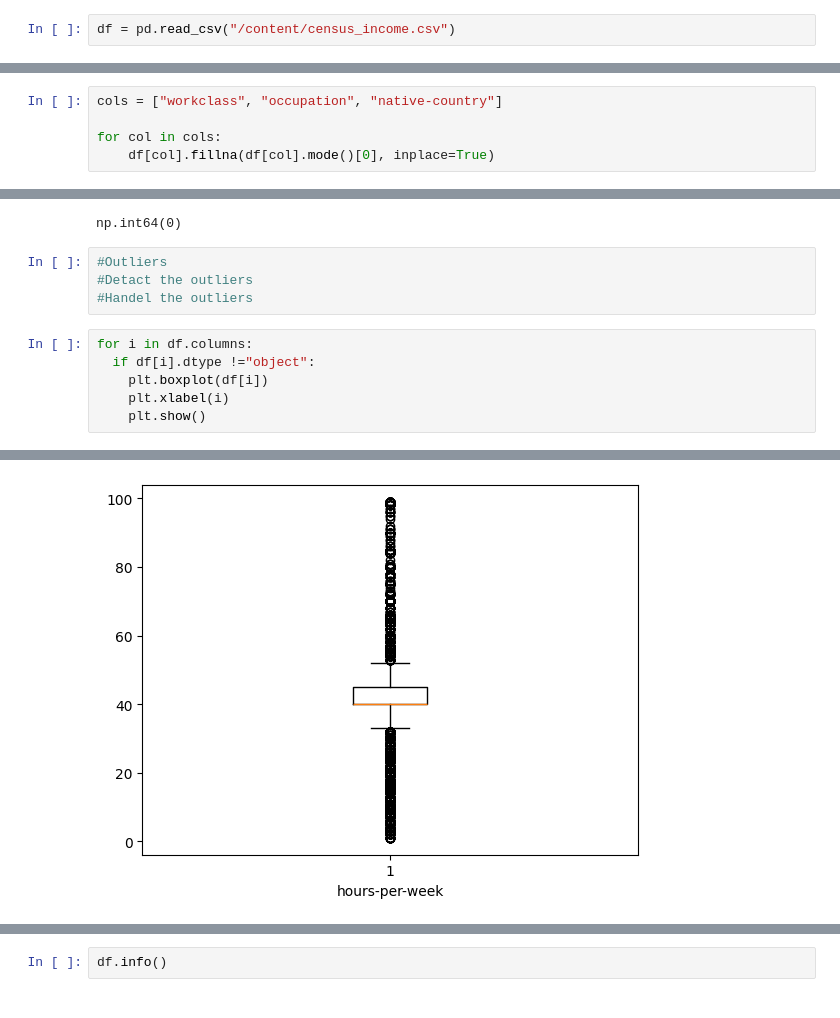
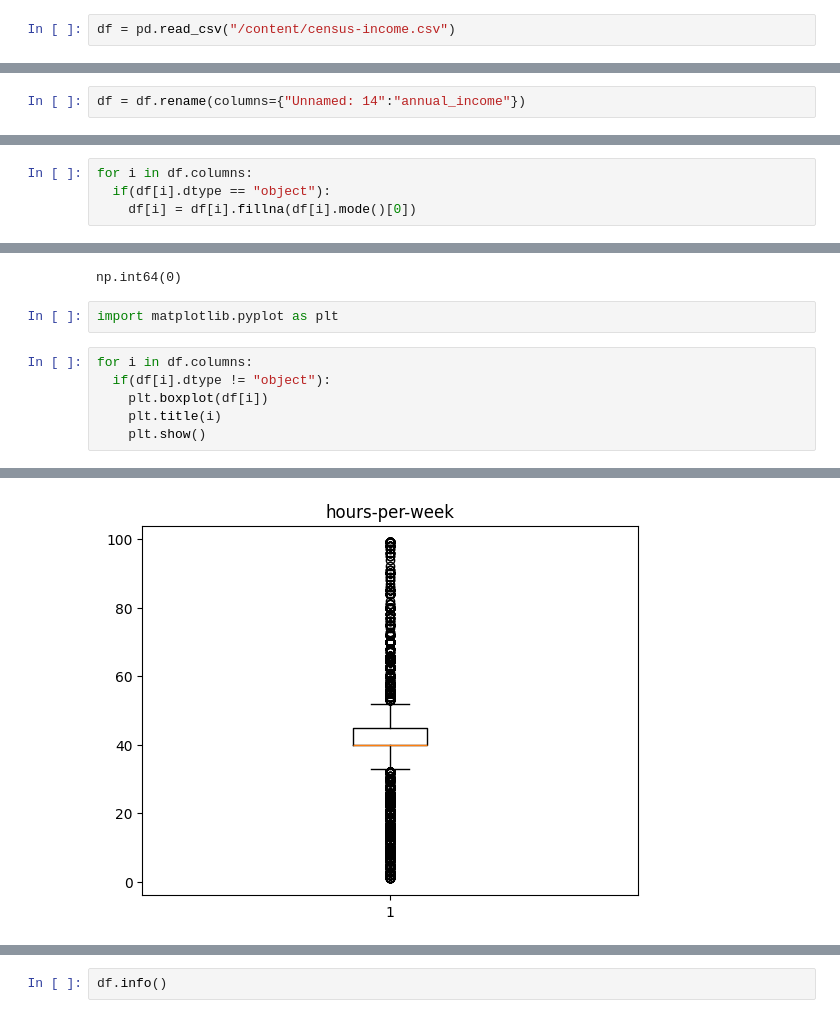
Before and after one commit to sk-shahsi/ML_Model, a Jupyter notebook: ADA_Boost.ipynb, the cells around one changed output, grey strips where cells are left out. Drawn from its saved outputs; the diff is of its cells as text.

```diff
--- a/ADA_Boost.ipynb
+++ b/ADA_Boost.ipynb
@@ -71,5 +6,5 @@ import seaborn as sns
 # %%
-df = pd.read_csv("/content/census_income.csv")
+df = pd.read_csv("/content/census-income.csv")
 # %%
 df
 # %% [output]
@@ -86,6 +21,8 @@ df
 | 32559 | 22 | Private | 201490 | HS-grad | 9 | Never-married | Adm-clerical | Own-child | ... |
 | 32560 | 52 | Self-emp-inc | 287927 | HS-grad | 9 | Married-civ-spouse | Exec-managerial | Wife | ... |
 32561 rows × 15 columns
+# %%
+df = df.rename(columns={"Unnamed: 14":"annual_income"})
 # %%
 df.isnull().sum()
 # %% [output]
@@ -152,8 +93,3 @@ np.int64(4262)
 (4262/32561)*100
 # %% [output]
 13.08927858481005
-# %%
-cols = ["workclass", "occupation", "native-country"]
-
-for col in cols:
-    df[col].fillna(df[col].mode()[0], inplace=True)
@@ -167,3 +96,7 @@ For example, when doing 'df[col].method(value, inplace=True)', try using 'df.met
+# %%
+for i in df.columns:
+  if(df[i].dtype == "object"):
+    df[i] = df[i].fillna(df[i].mode()[0])
 # %%
 df.isnull().sum().sum()
 # %% [output]
@@ -174,14 +111,12 @@ df.drop_duplicates(inplace=True)
 df.duplicated().sum()
 # %% [output]
 np.int64(0)
-# %%
-#Outliers
-#Detact the outliers
-#Handel the outliers
+# %%
+import matplotlib.pyplot as plt
 # %%
 for i in df.columns:
-  if df[i].dtype !="object":
+  if(df[i].dtype != "object"):
     plt.boxplot(df[i])
-    plt.xlabel(i)
+    plt.title(i)
     plt.show()
 # %% [output]
@@ -193 +128 @@ for i in df.columns:
-[figure, old version]
+[figure, new version]
```
Also changed, not shown: parts of 98 cells of this notebook.
